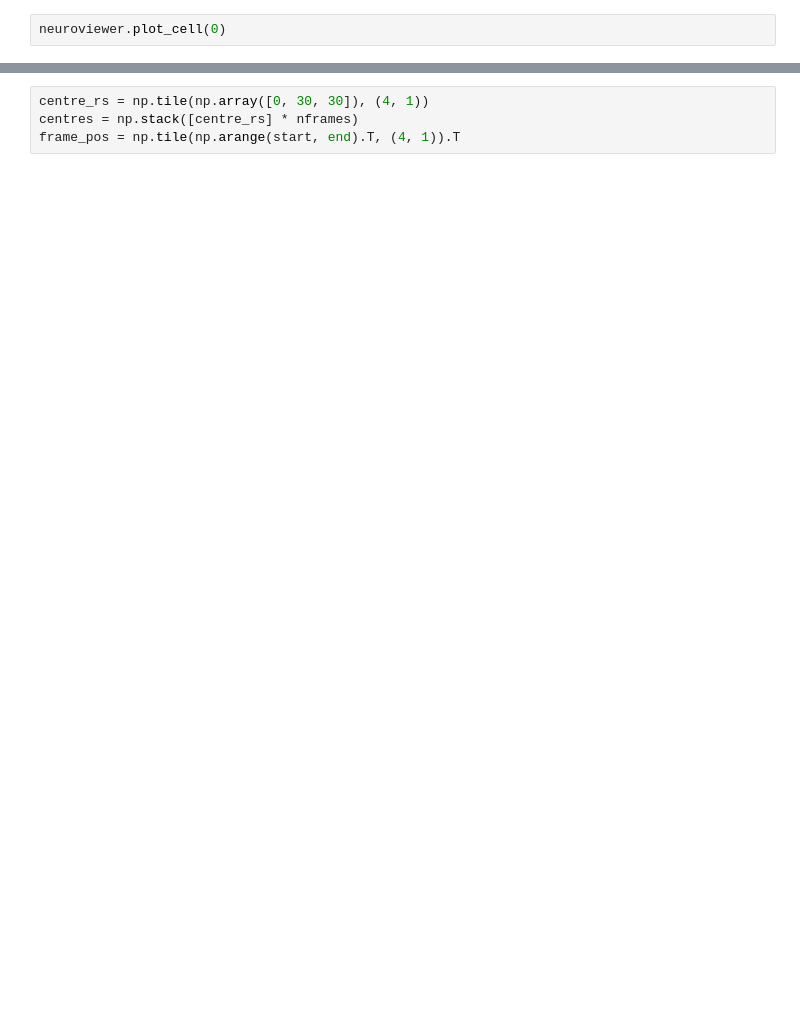
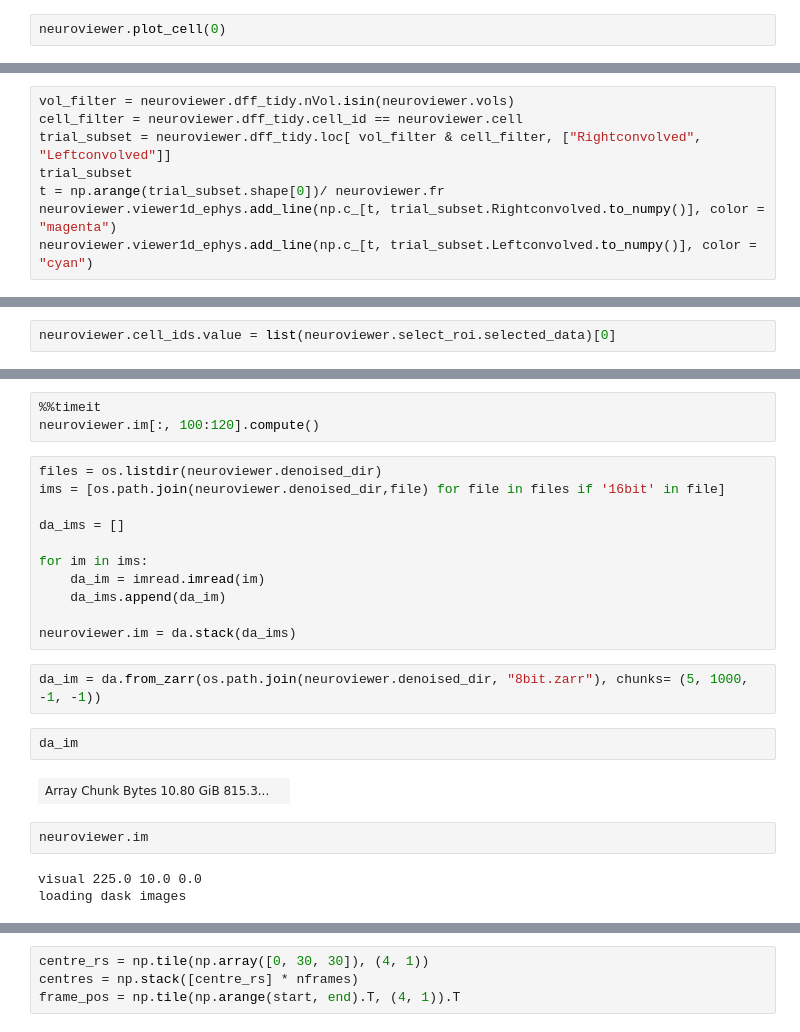
Before and after one commit to pnm4sfix/LightsheetAnalysis, a Jupyter notebook: NeuroViewer.ipynb, the cells around one changed output, grey strips where cells are left out. Drawn from its saved outputs; the diff is of its cells as text; blank space fills up the shorter version.

```diff
--- a/NeuroViewer.ipynb
+++ b/NeuroViewer.ipynb
@@ -400,0 +467,8 @@ neuroviewer.plot_cell(0)
+# %%
+vol_filter = neuroviewer.dff_tidy.nVol.isin(neuroviewer.vols)
+cell_filter = neuroviewer.dff_tidy.cell_id == neuroviewer.cell
+trial_subset = neuroviewer.dff_tidy.loc[ vol_filter & cell_filter, ["Rightconvolved", "Leftconvolved"]]
+trial_subset
+t = np.arange(trial_subset.shape[0])/ neuroviewer.fr
+neuroviewer.viewer1d_ephys.add_line(np.c_[t, trial_subset.Rightconvolved.to_numpy()], color = "magenta")
+neuroviewer.viewer1d_ephys.add_line(np.c_[t, trial_subset.Leftconvolved.to_numpy()], color = "cyan")
@@ -400,0 +506,2 @@ neuroviewer.plot_cell(0)
+# %%
+neuroviewer.cell_ids.value = list(neuroviewer.select_roi.selected_data)[0]
@@ -400,0 +526,25 @@ neuroviewer.plot_cell(0)
+# %%
+%%timeit
+neuroviewer.im[:, 100:120].compute()
+# %%
+files = os.listdir(neuroviewer.denoised_dir)
+ims = [os.path.join(neuroviewer.denoised_dir,file) for file in files if '16bit' in file]
+
+da_ims = []
+
+for im in ims:
+    da_im = imread.imread(im)
+    da_ims.append(da_im)
+
+neuroviewer.im = da.stack(da_ims)
+# %%
+da_im = da.from_zarr(os.path.join(neuroviewer.denoised_dir, "8bit.zarr"), chunks= (5, 1000, -1, -1))
+# %%
+da_im
+# %% [output]
+| Array Chunk Bytes 10.80 GiB 815.3... |  |
+# %%
+neuroviewer.im
+# %% [output]
+visual 225.0 10.0 0.0
+loading dask images
```
Also changed, not shown: parts of 60 cells of this notebook.
